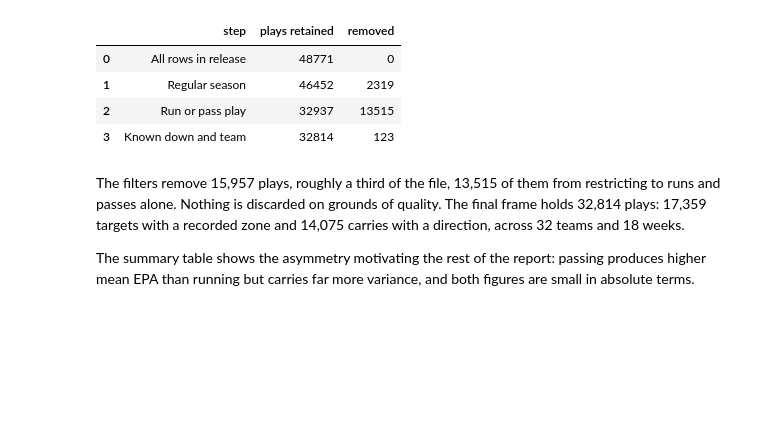
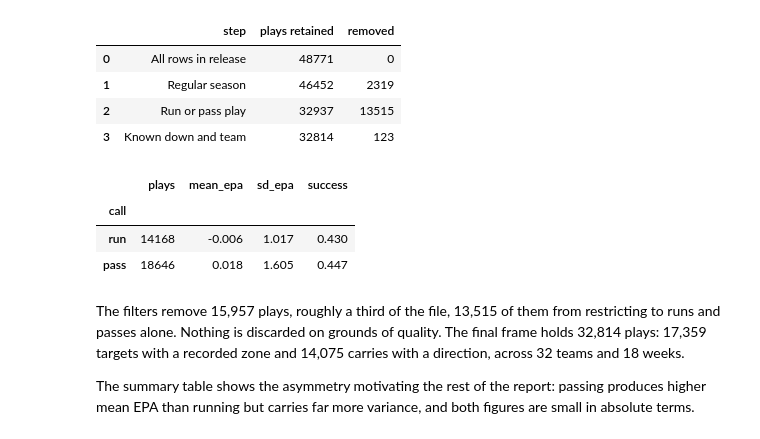
Before and after one commit to je-star14/DSM050-NFL, a Jupyter notebook: DSM050Final_Coursework_V1.ipynb, the cells around one changed output. Saved outputs shown, nothing was run; the diff lists cells and outputs as text; code cells hidden in the pictures; blank space fills up the shorter version.

```diff
--- a/DSM050Final_Coursework_V1.ipynb
+++ b/DSM050Final_Coursework_V1.ipynb
@@ -318,6 +318,20 @@ audit
 | 1 | Regular season | 46452 | 2319 |
 | 2 | Run or pass play | 32937 | 13515 |
 | 3 | Known down and team | 32814 | 123 |
+# %%
+# Run and pass compared on the two things that matter for what follows: the average
+# return, and how much that average hides.
+summary = (plays.assign(call=np.where(plays.is_pass == 1, "pass", "run"))
+                .groupby("call")
+                .agg(plays=("epa", "size"), mean_epa=("epa", "mean"),
+                     sd_epa=("epa", "std"), success=("success", "mean"))
+                .reindex(["run", "pass"]))
+summary.round(3)
+# %% [output]
+|  | plays | mean_epa | sd_epa | success |
+| call |  |  |  |  |
+| run | 14168 | -0.006 | 1.017 | 0.430 |
+| pass | 18646 | 0.018 | 1.605 | 0.447 |
 # %% [markdown]
 The filters remove 15,957 plays, roughly a third of the file, 13,515 of them from restricting to runs and passes alone. Nothing is discarded on grounds of quality. The final frame holds 32,814 plays: 17,359 targets with a recorded zone and 14,075 carries with a direction, across 32 teams and 18 weeks.
 
```
Also changed, not shown: parts of 3 cells of this notebook.
